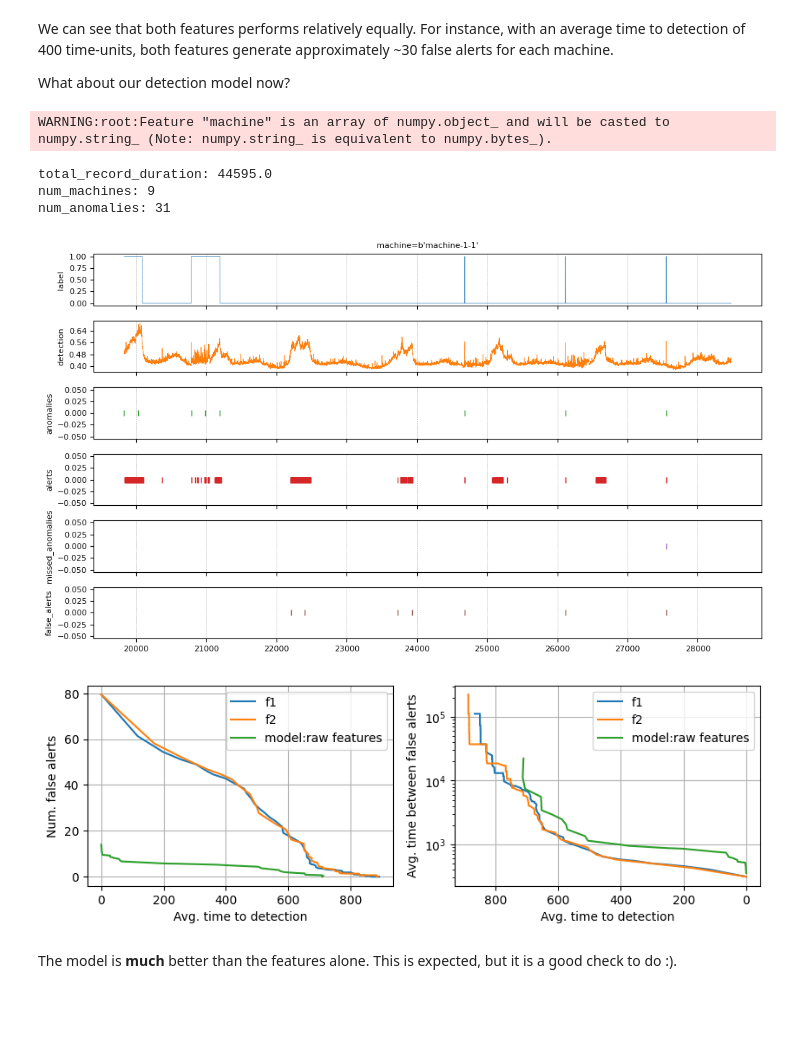
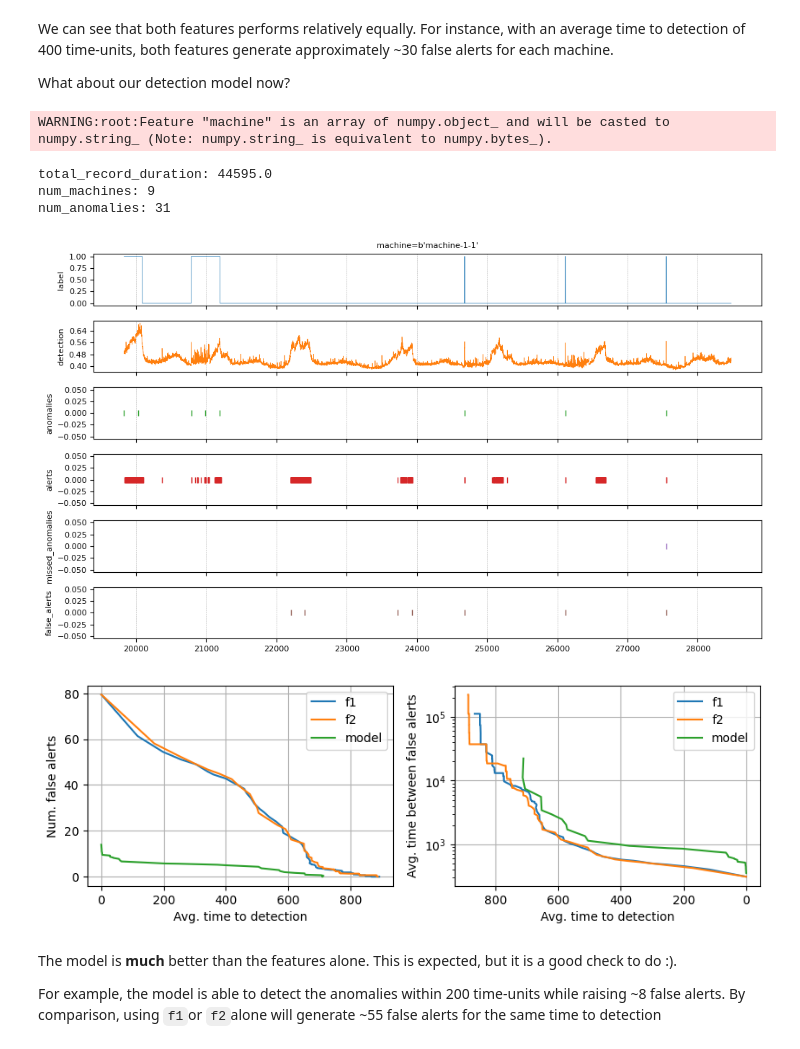
Before and after one commit to google/temporian, a Jupyter notebook: docs/src/tutorials/anomaly_detection_unsupervised.ipynb, the cells around one changed output. Drawn from its saved outputs; the diff is of its cells as text; code cells hidden in the pictures; blank space fills up the shorter version.

```diff
--- a/docs/src/tutorials/anomaly_detection_unsupervised.ipynb
+++ b/docs/src/tutorials/anomaly_detection_unsupervised.ipynb
@@ -543,25 +543,28 @@ What about our detection model now?
 # %%
 def model_prediction_to_evset(model):
     df = tp.to_pandas(features_test)[["machine", "timestamp"]]
     df["detection"] = -model.score_samples(X_test)
     df["label"] = y_test
     evset = tp.from_pandas(df).add_index("machine")
     return evset
 
 pred_evset = model_prediction_to_evset(model)
 amoc_model_raw_features = compute_detection_amoc(pred_evset["label"], pred_evset["detection"])
 
 plot_detection_amoc({
     "f1":amoc_f1,
     "f2":amoc_f2,
-    "model:raw features": amoc_model_raw_features,
+    "model": amoc_model_raw_features,
 })
 # %% [output]
 WARNING:root:Feature "machine" is an array of numpy.object_ and will be casted to numpy.string_ (Note: numpy.string_ is equivalent to numpy.bytes_).
 total_record_duration: 44595.0
 num_machines: 9
 num_anomalies: 31
 [figure]
-[figure, old version]
+[figure, new version]
 # %% [markdown]
 The model is **much** better than the features alone. This is expected, but it is a good check to do :).
+
+For example, the model is able to detect the anomalies within 200 time-units while raising ~8 false alerts.
+By comparison, using `f1`or `f2`alone will generate ~55 false alerts for the same time to detection
```
Also changed, not shown: parts of 20 cells of this notebook.
